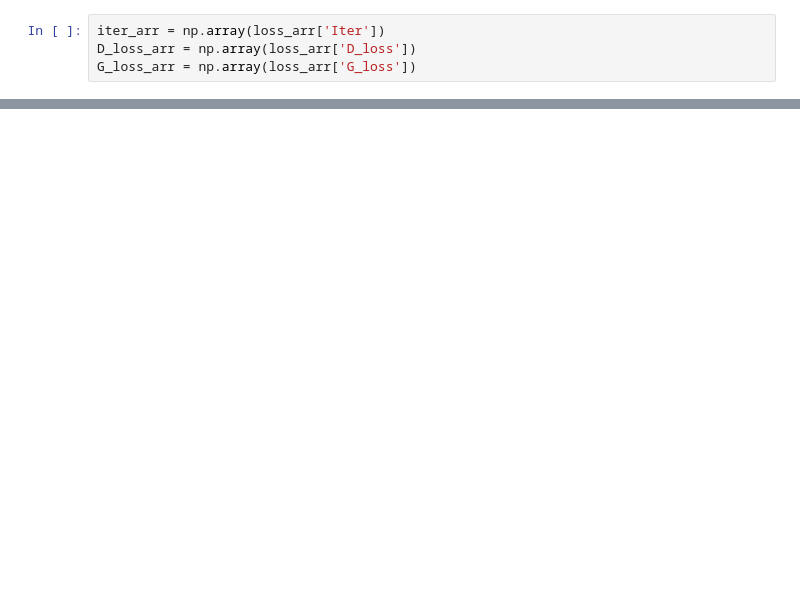
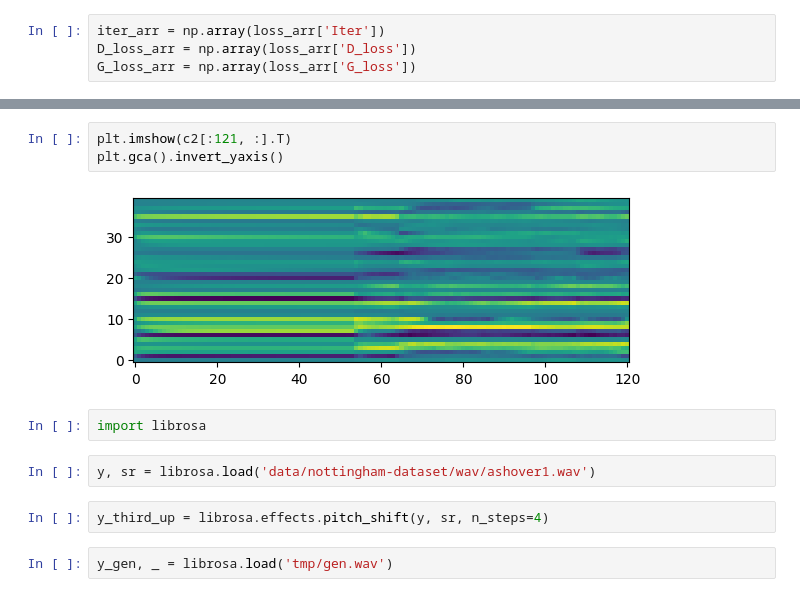
Before and after one commit to changliu020/HiFi_Music_Transposition, a Jupyter notebook: plot_script.ipynb, the cells around one changed output, grey strips where cells are left out. Drawn from its saved outputs; the diff is of its cells as text; blank space fills up the shorter version.

```diff
--- a/plot_script.ipynb
+++ b/plot_script.ipynb
@@ -20,0 +29,13 @@ plt.show()
+# %%
+plt.imshow(c2[:121, :].T)
+plt.gca().invert_yaxis()
+# %% [output]
+[figure, added]
+# %%
+import librosa
+# %%
+y, sr = librosa.load('data/nottingham-dataset/wav/ashover1.wav')
+# %%
+y_third_up = librosa.effects.pitch_shift(y, sr, n_steps=4)
+# %%
+y_gen, _ = librosa.load('tmp/gen.wav')
```
Also changed, not shown: parts of 5 cells of this notebook, 4 other files.
